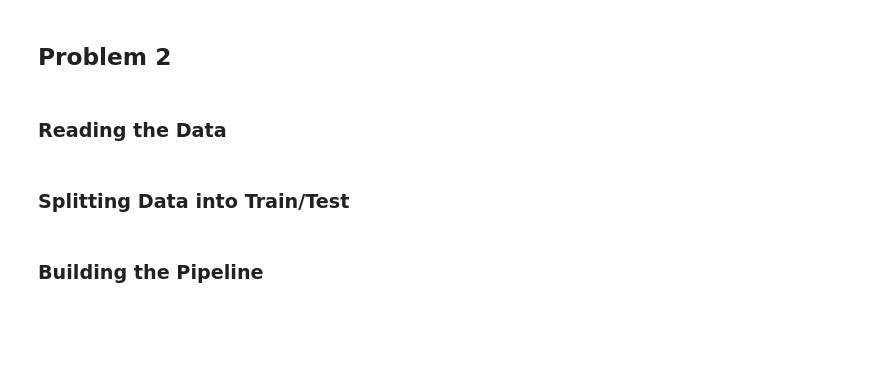
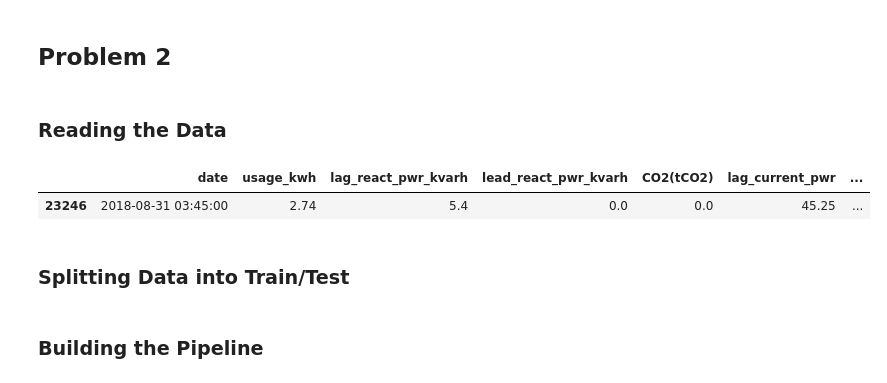
Before and after one commit to zaccowan/MLA_ZSC, a Jupyter notebook: MLA2_ZSC.ipynb, the cells around one changed output. Saved outputs shown, nothing was run; the diff lists cells and outputs as text; code cells hidden in the pictures; blank space fills up the shorter version.

```diff
--- a/MLA2_ZSC.ipynb
+++ b/MLA2_ZSC.ipynb
@@ -312,5 +345,14 @@ Write a general conclusion about the results of your model.
 ## Problem 2
 # %% [markdown]
 ### Reading the Data
+# %%
+df.sample()
+df2=df.copy()
+# %%
+df2[["week_status"]]=df2[["week_status"]].replace({"Weekday":1, "Weekend":0})
+df2.sample()
+# %% [output]
+|  | date | usage_kwh | lag_react_pwr_kvarh | lead_react_pwr_kvarh | CO2(tCO2) | lag_current_pwr | ... |
+| 23246 | 2018-08-31 03:45:00 | 2.74 | 5.4 | 0.0 | 0.0 | 45.25 | ... |
 # %% [markdown]
 ### Splitting Data into Train/Test
```
Also changed, not shown: parts of 18 cells of this notebook.
